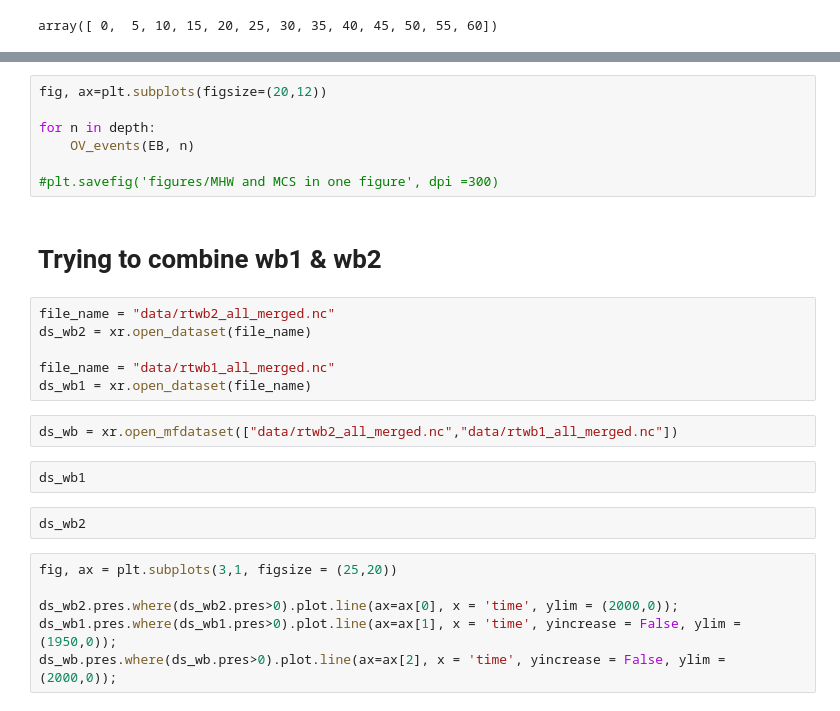
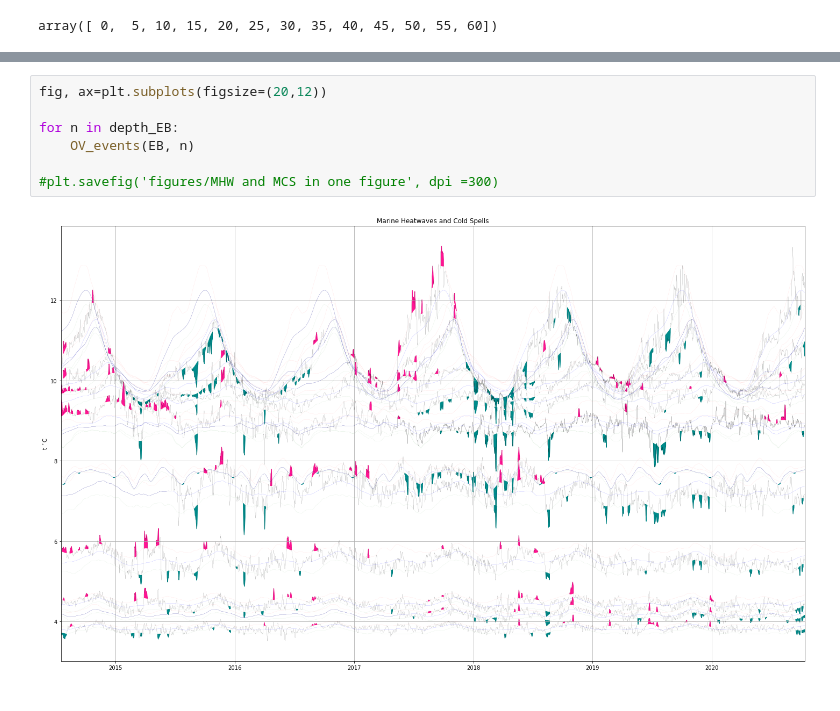
Before and after one commit to Marie-Louise-Korte/Rockall_Trough_MHW, a Jupyter notebook: RT_instrument_data.ipynb, the cells around one changed output, grey strips where cells are left out. Saved outputs shown, nothing was run; the diff lists cells and outputs as text.

Commit message:
started working with my 'good' datasets

```diff
--- a/RT_instrument_data.ipynb
+++ b/RT_instrument_data.ipynb
@@ -335,27 +403,9 @@ for n in depth:
 # %%
 fig, ax=plt.subplots(figsize=(20,12))
 
-for n in depth:
+for n in depth_EB:
     OV_events(EB, n)
 
 #plt.savefig('figures/MHW and MCS in one figure', dpi =300)
+# %% [output]
+[figure, added]
-# %% [markdown]
-# Trying to combine wb1 & wb2
-# %%
-file_name = "data/rtwb2_all_merged.nc"
-ds_wb2 = xr.open_dataset(file_name)
-
-file_name = "data/rtwb1_all_merged.nc"
-ds_wb1 = xr.open_dataset(file_name)
-# %%
-ds_wb = xr.open_mfdataset(["data/rtwb2_all_merged.nc","data/rtwb1_all_merged.nc"])
-# %%
-ds_wb1
-# %%
-ds_wb2
-# %%
-fig, ax = plt.subplots(3,1, figsize = (25,20))
-
-ds_wb2.pres.where(ds_wb2.pres>0).plot.line(ax=ax[0], x = 'time', ylim = (2000,0));
-ds_wb1.pres.where(ds_wb1.pres>0).plot.line(ax=ax[1], x = 'time', yincrease = False, ylim = (1950,0));
-ds_wb.pres.where(ds_wb.pres>0).plot.line(ax=ax[2], x = 'time', yincrease = False, ylim = (2000,0));
```
Also changed, not shown: parts of 28 cells of this notebook.
